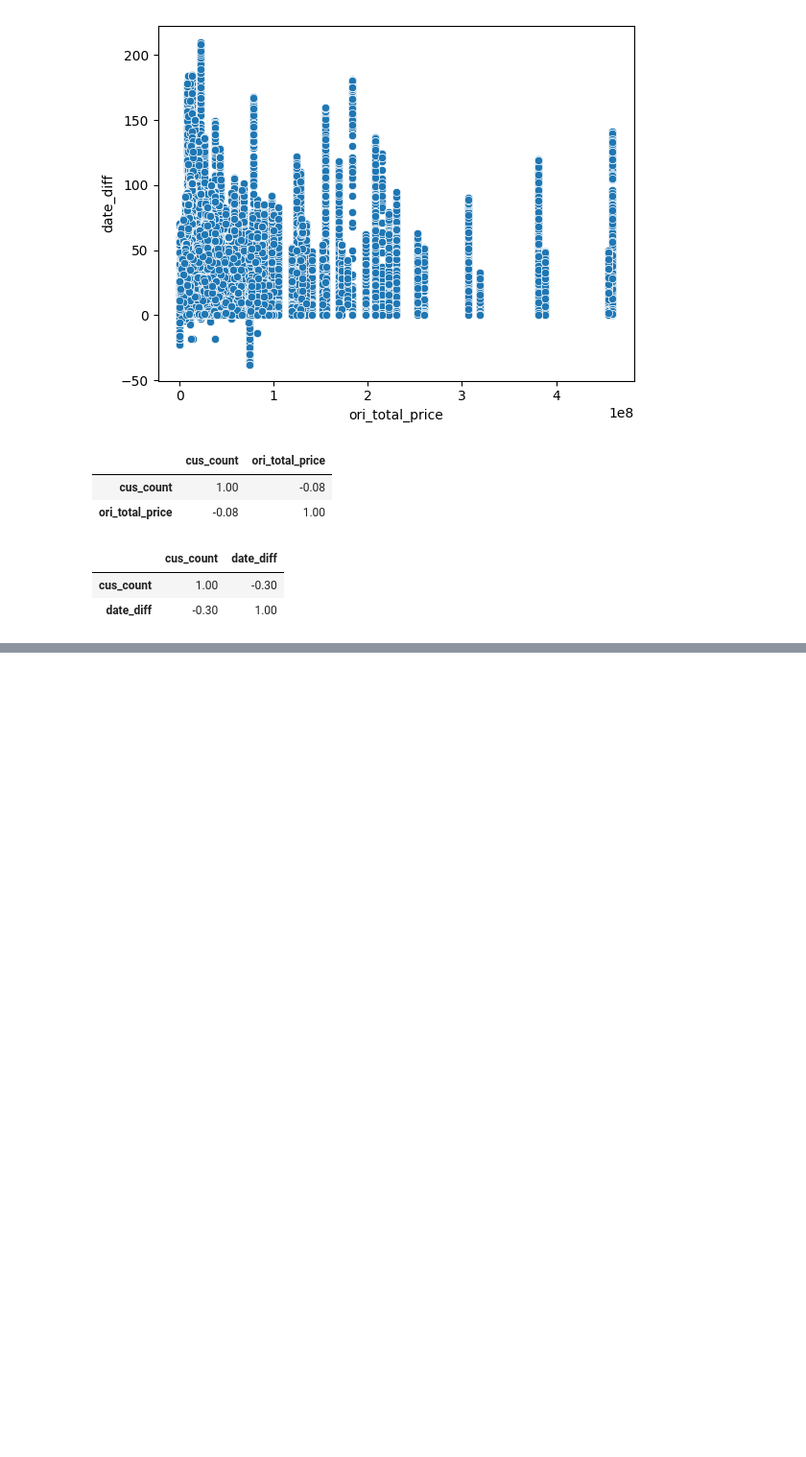
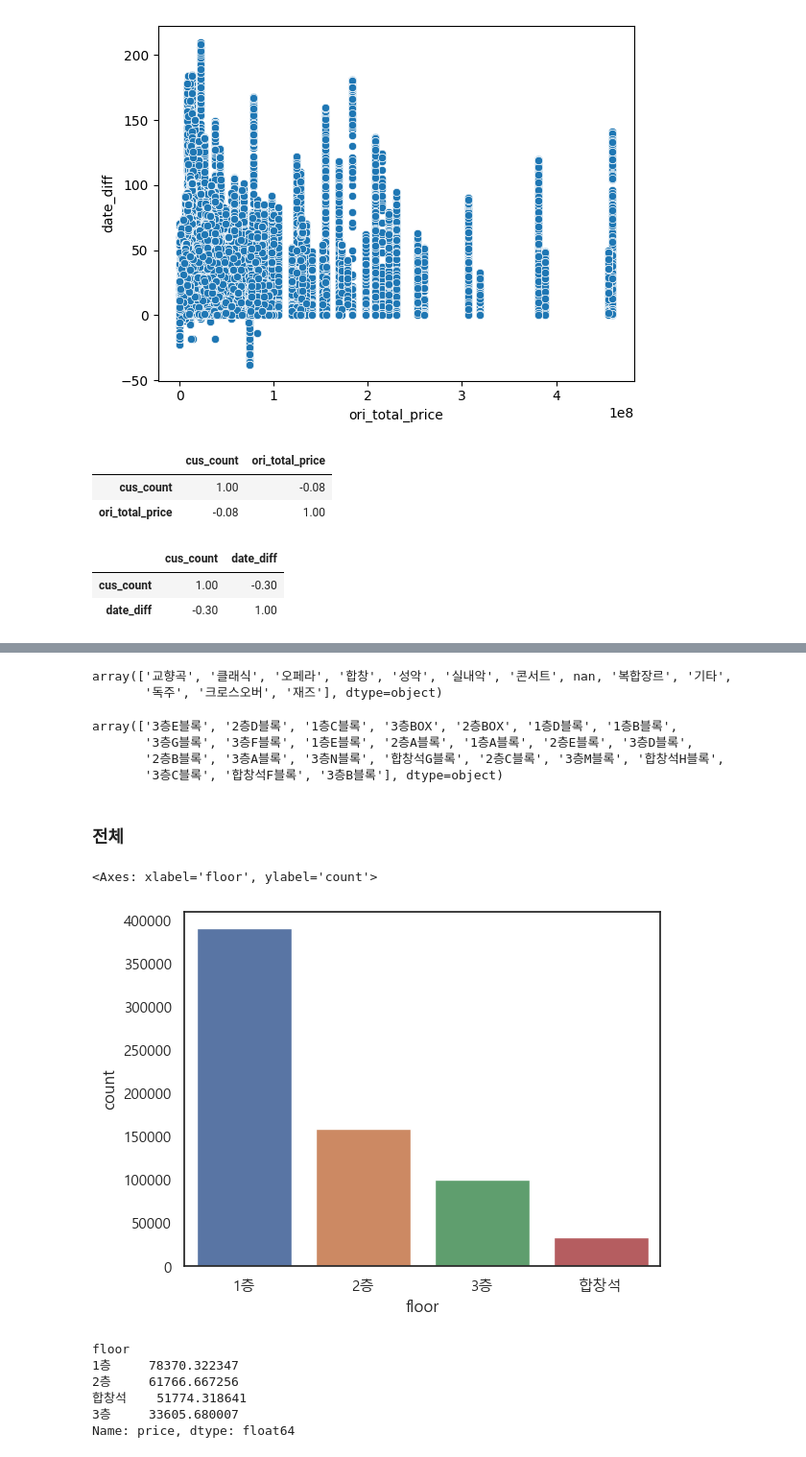
Before and after one commit to damidaa/bigcontest_2023, a Jupyter notebook: preprocessing/EDA.ipynb, the cells around one changed output, grey strips where cells are left out. Shown at 96% size. Drawn from its saved outputs; the diff is of its cells as text; code cells hidden in the pictures; blank space fills up the shorter version.

```diff
--- a/preprocessing/EDA.ipynb
+++ b/preprocessing/EDA.ipynb
@@ -131,0 +164,38 @@ ValueError: could not convert string to float: '2019-10-20'
+# %%
+df.genre.unique()
+# %% [output]
+array(['교향곡', '클래식', '오페라', '합창', '성악', '실내악', '콘서트', nan, '복합장르', '기타',
+       '독주', '크로스오버', '재즈'], dtype=object)
+# %%
+df['floor_zone'] = df['floor']+df['zone']
+df['floor_zone'].unique()
+# %% [output]
+array(['3층E블록', '2층D블록', '1층C블록', '3층BOX', '2층BOX', '1층D블록', '1층B블록',
+       '3층G블록', '3층F블록', '1층E블록', '2층A블록', '1층A블록', '2층E블록', '3층D블록',
+       '2층B블록', '3층A블록', '3층N블록', '합창석G블록', '2층C블록', '3층M블록', '합창석H블록',
+       '3층C블록', '합창석F블록', '3층B블록'], dtype=object)
+# %% [markdown]
+### 전체
+# %%
+# 한글
+import seaborn as sns
+import matplotlib.pyplot as plt
+
+plt.rc("font", family = "Malgun Gothic")
+sns.set(font="Malgun Gothic",
+rc={"axes.unicode_minus":False}, style='white')
+# %%
+import seaborn as sns
+sns.countplot(x='floor',data=df,order = df['floor'].value_counts().index)
+# %% [output]
+<Axes: xlabel='floor', ylabel='count'>
+[figure, added]
+# %%
+df[df['price']!=0].groupby('floor').price.mean().sort_values(ascending=False)
+# %% [output]
+floor
+1층     78370.322347
+2층     61766.667256
+합창석    51774.318641
+3층     33605.680007
+Name: price, dtype: float64
```
Also changed, not shown: parts of 69 cells of this notebook.
